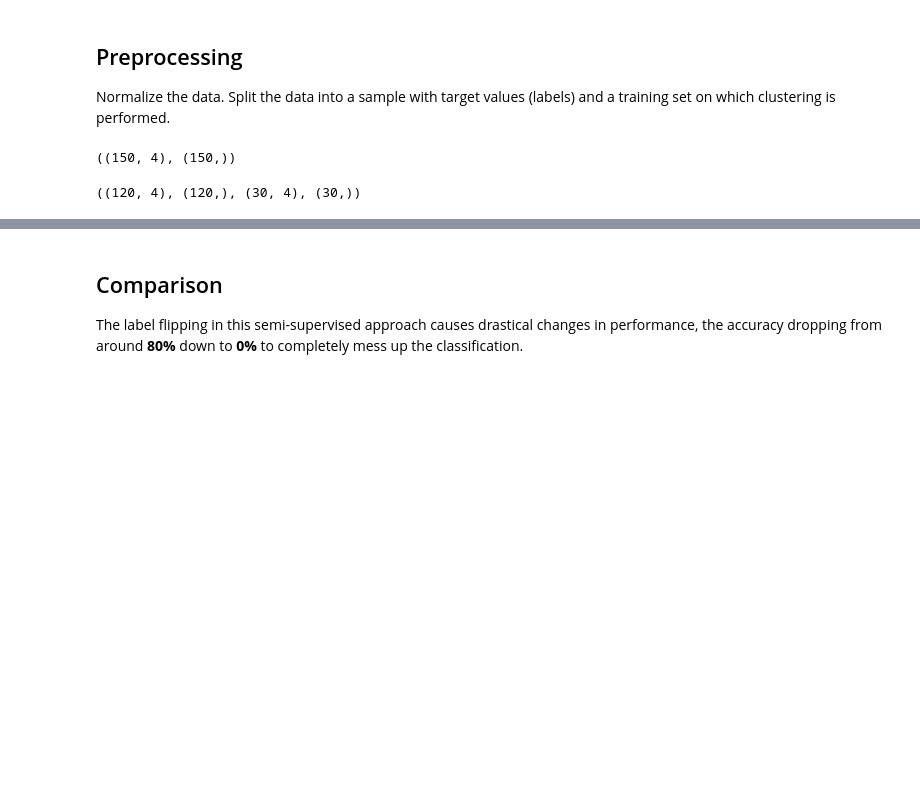
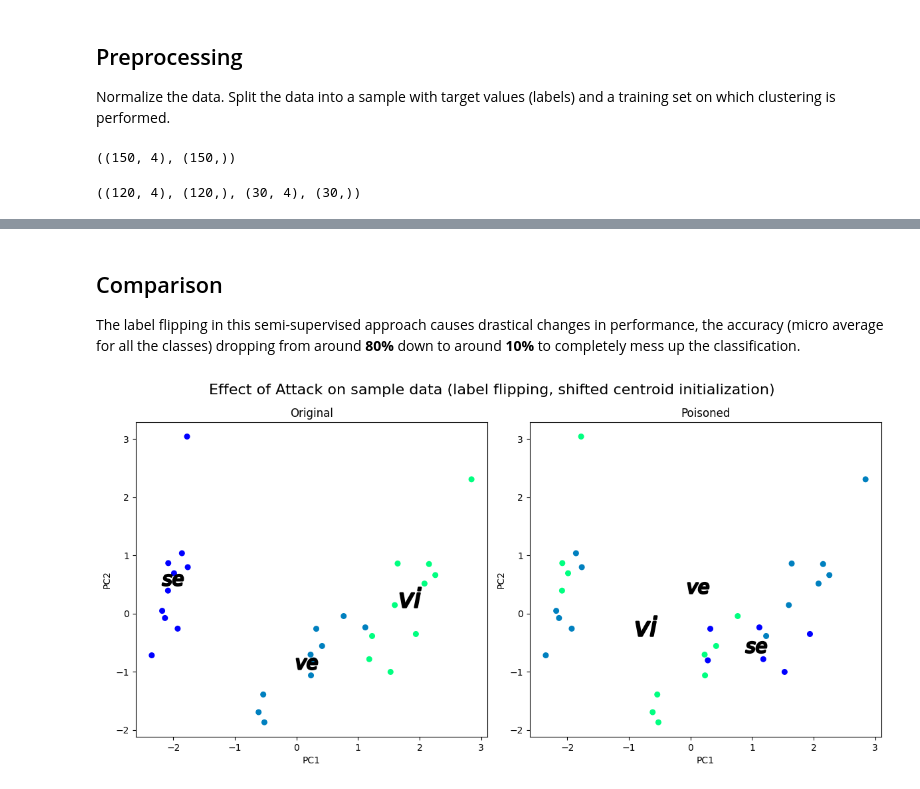
Before and after one commit to Poison-Cluster/poison-cluster, a Jupyter notebook: synthetic_injection/exploit_semi_supervised_KMeans.ipynb, the cells around one changed output, grey strips where cells are left out. Saved outputs shown, nothing was run; the diff lists cells and outputs as text; code cells hidden in the pictures; blank space fills up the shorter version.

```diff
--- a/synthetic_injection/exploit_semi_supervised_KMeans.ipynb
+++ b/synthetic_injection/exploit_semi_supervised_KMeans.ipynb
@@ -82,7 +65,7 @@ X = pd.DataFrame(X, columns=columns)
 # %% [output]
 ((150, 4), (150,))
 # %%
-x_work, x_init, y_work, y_init = train_test_split(X, y, test_size=0.2, stratify=y, random_state=RAND)
-(x_work.shape, y_work.shape, x_init.shape, y_init.shape)
+x_input, x_sample, y_input_true, y_sample = train_test_split(X, y, test_size=0.2, stratify=y, random_state=RAND)
+(x_input.shape, y_input_true.shape, x_sample.shape, y_sample.shape)
 # %% [output]
 ((120, 4), (120,), (30, 4), (30,))
@@ -89 +152,14 @@ x_work, x_init, y_work, y_init = train_test_split(X, y, test_size=0.2, stratify=
+# %%
+class AlteredPipeline(NormalPipeline):
+    def __init__(self, xSample, ySample):
+        super().__init__(xSample, ySample)
+        self.poisoned = False
+
+    def poison(self):
+        self.ySample = np.array([np.random.choice([l for l in range(3) if l != y]) for y in self.ySample])
+        self.poisoned = True
+
+    def fit_predict(self, x):
+        assert self.poisoned, "Pipeline not yet poisoned. Call .poison() first!"
+        super().fit_predict(x)
 # %% [markdown]
@@ -132,0 +169,5 @@ weighted avg       0.85      0.84      0.84       120
+# %%
+normalPipeline = NormalPipeline(x_sample, y_sample)
+normalPipeline.fit_predict(x_input)
+
+print(normalPipeline.class_report(y_input_true))
@@ -160,0 +188,6 @@ weighted avg       0.00      0.00      0.00     120.0
+# %%
+poisonedPipeline = AlteredPipeline(x_sample, y_sample)
+poisonedPipeline.poison()
+poisonedPipeline.fit_predict(x_input)
+
+print(poisonedPipeline.class_report(y_input_true))
@@ -161,4 +204,10 @@ weighted avg       0.00      0.00      0.00     120.0
 # %% [markdown]
 ## Comparison
 
-The label flipping in this semi-supervised approach causes drastical changes in performance, the accuracy dropping from around **80%** down to **0%** to completely mess up the classification.
+The label flipping in this semi-supervised approach causes drastical changes in performance, the accuracy (micro average for all the classes) dropping from around **80%** down to around **10%** to completely mess up the classification.
+# %%
+plot_effect_of_attack(x_sample, normalPipeline.initial_centroids, y_sample,
+                      x_sample, poisonedPipeline.initial_centroids, poisonedPipeline.ySample,
+                      title="Effect of Attack on sample data (label flipping, shifted centroid initialization)")
+# %% [output]
+[figure, added]
```
Also changed, not shown: parts of 21 cells of this notebook.
